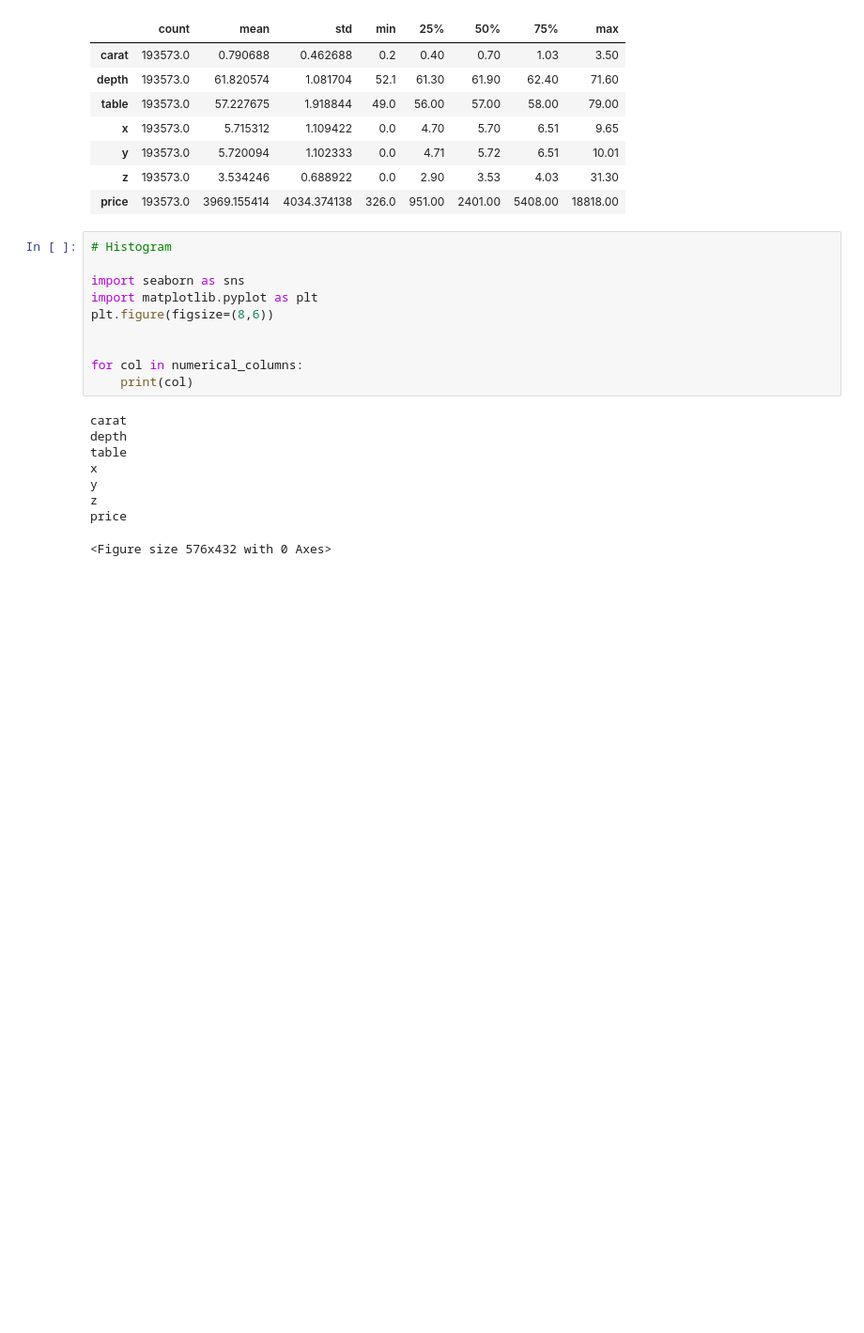
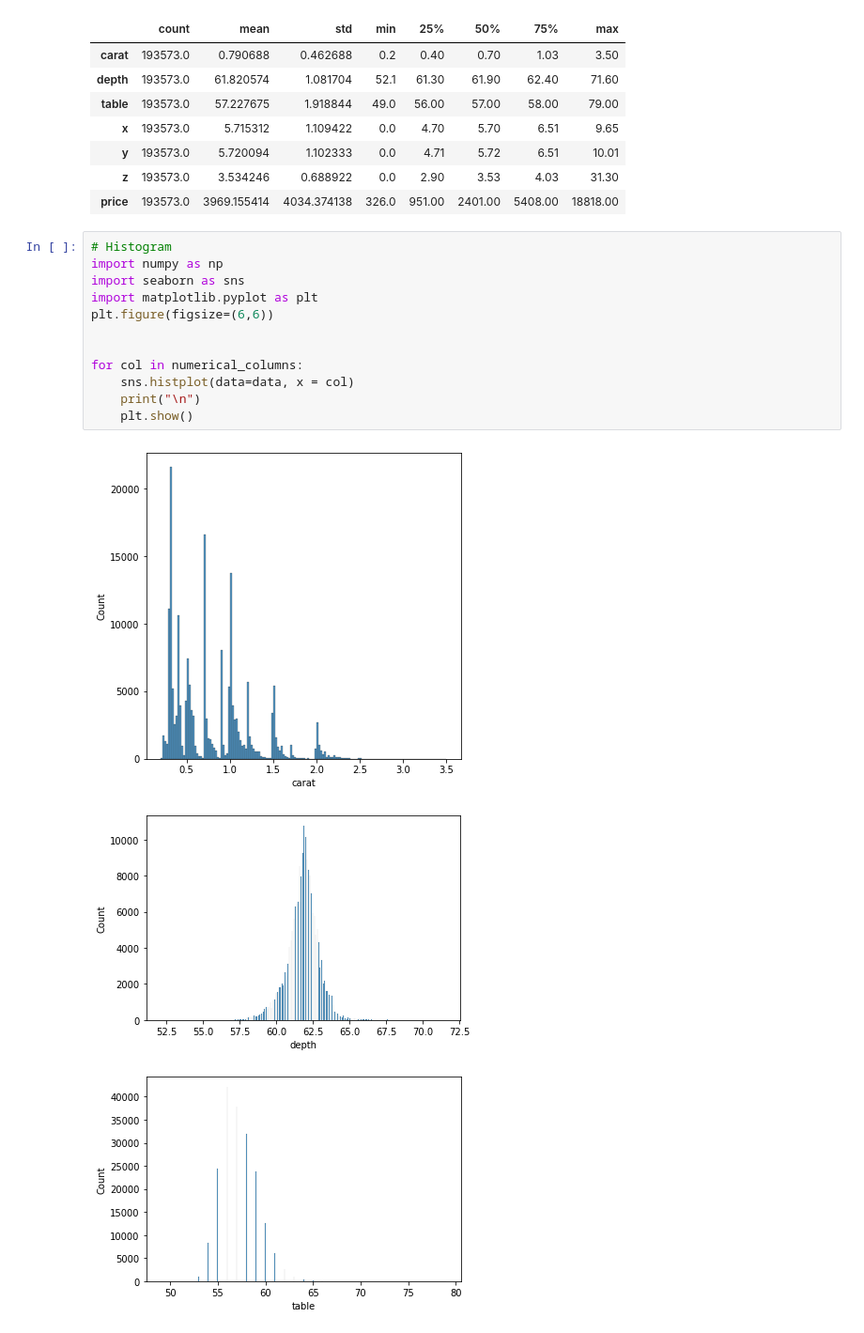
Before and after one commit to Ritika-02/Dimond-Price-Prediction, a Jupyter notebook: notebooks/research.ipynb, the cells around one changed output. Shown at 94% size. Cells and saved outputs as stored; diff of their text form; blank space fills up the shorter version.

```diff
--- a/notebooks/research.ipynb
+++ b/notebooks/research.ipynb
@@ -237,20 +219,17 @@ data[numerical_columns].describe().T
 | price | 193573.0 | 3969.155414 | 4034.374138 | 326.0 | 951.00 | 2401.00 | 5408.00 | 18818.00 |
 # %%
 # Histogram
-
+import numpy as np
 import seaborn as sns
 import matplotlib.pyplot as plt
-plt.figure(figsize=(8,6))
+plt.figure(figsize=(6,6))
 
 
 for col in numerical_columns:
-    print(col)
+    sns.histplot(data=data, x = col)
+    print("\n")
+    plt.show()
 # %% [output]
-carat
-depth
-table
-x
-y
-z
-price
-<Figure size 576x432 with 0 Axes>
+[figure, added]
+[figure, added]
+[figure, added]
```
Also changed, not shown: parts of 3 cells of this notebook, 1 other file.
